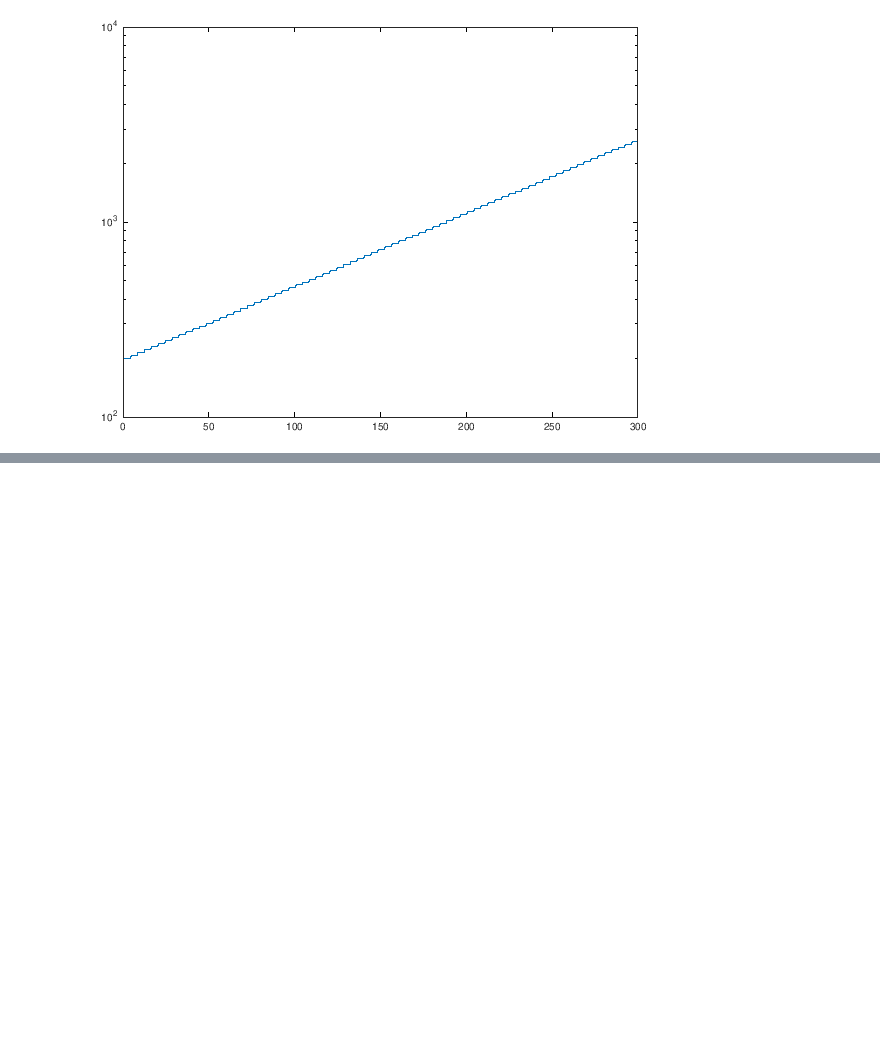
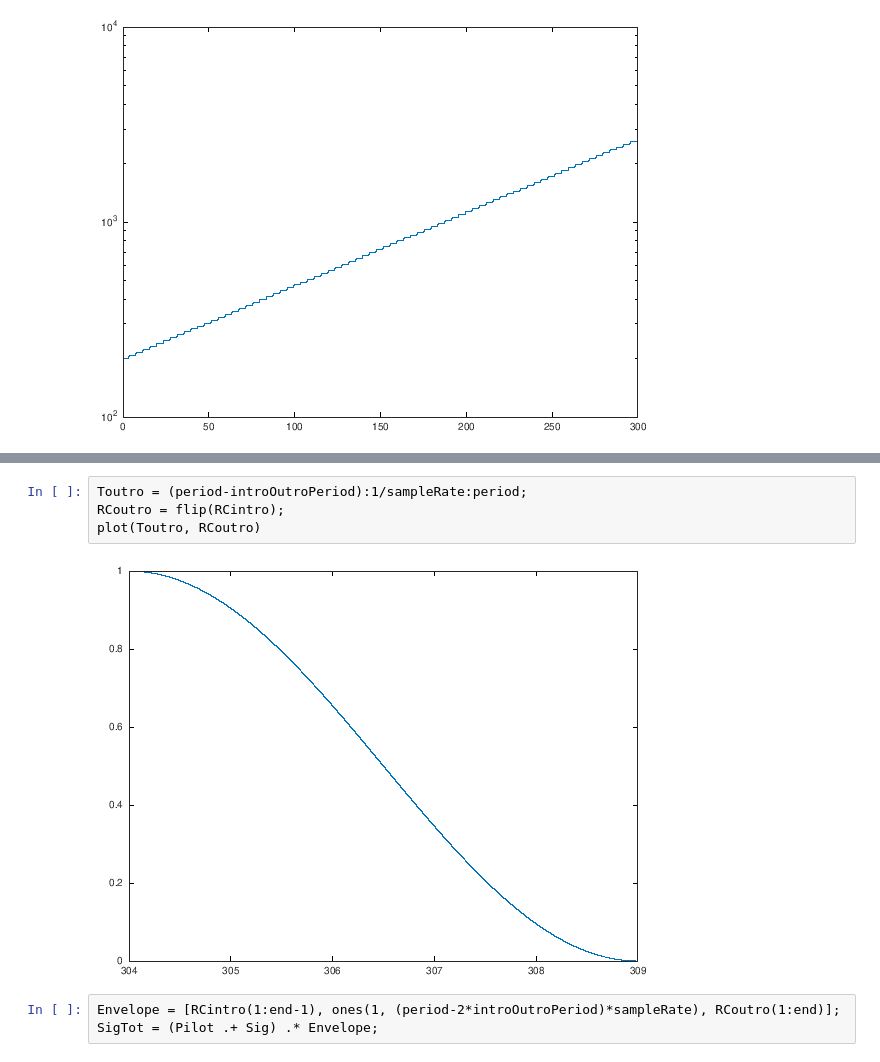
Before and after one commit to tbondy760/sat-chirp, a Jupyter notebook: Glissando.ipynb, the cells around one changed output, grey strips where cells are left out. Drawn from its saved outputs; the diff is of its cells as text; blank space fills up the shorter version.

```diff
--- a/Glissando.ipynb
+++ b/Glissando.ipynb
@@ -123,0 +163,9 @@ semilogy(T, Freq)
+# %%
+Toutro = (period-introOutroPeriod):1/sampleRate:period;
+RCoutro = flip(RCintro);
+plot(Toutro, RCoutro)
+# %% [output]
+[figure, added]
+# %%
+Envelope = [RCintro(1:end-1), ones(1, (period-2*introOutroPeriod)*sampleRate), RCoutro(1:end)];
+SigTot = (Pilot .+ Sig) .* Envelope;
```
Also changed, not shown: parts of 15 cells of this notebook, 1 other file.
